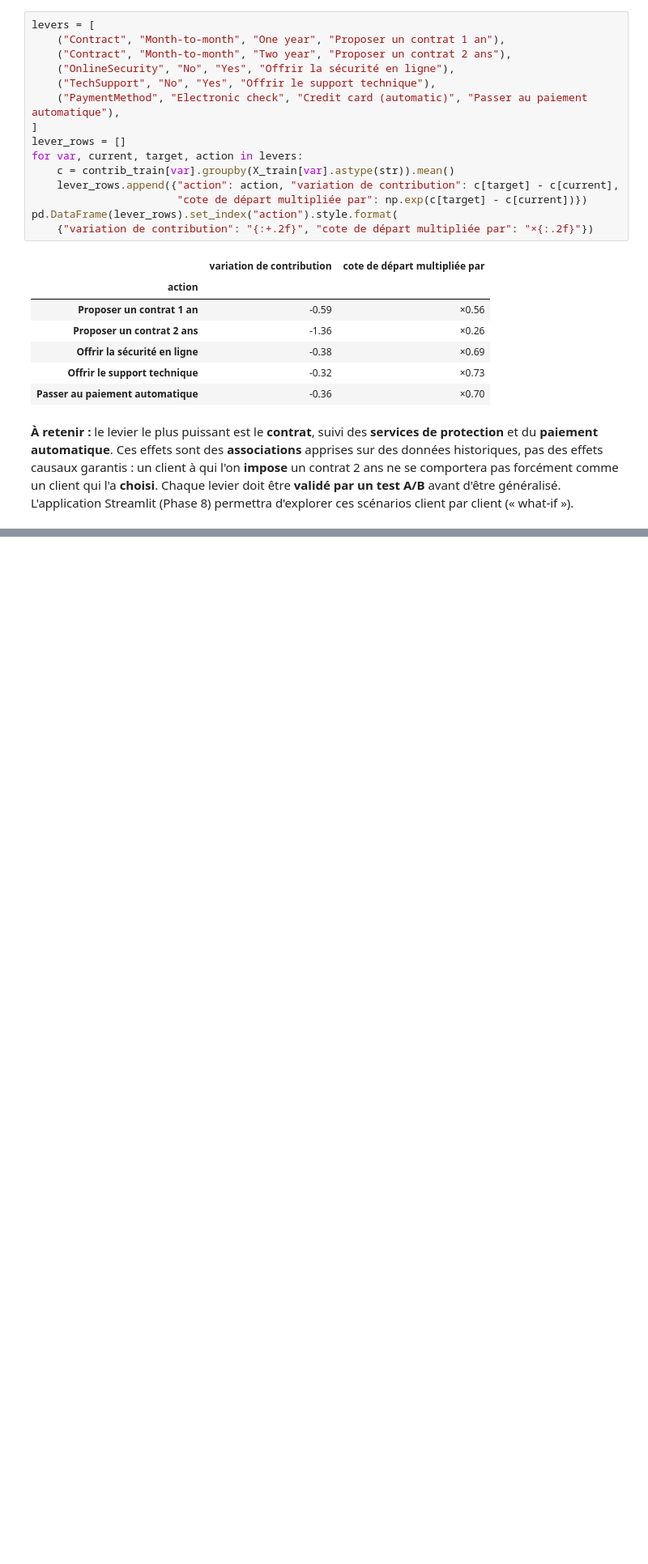
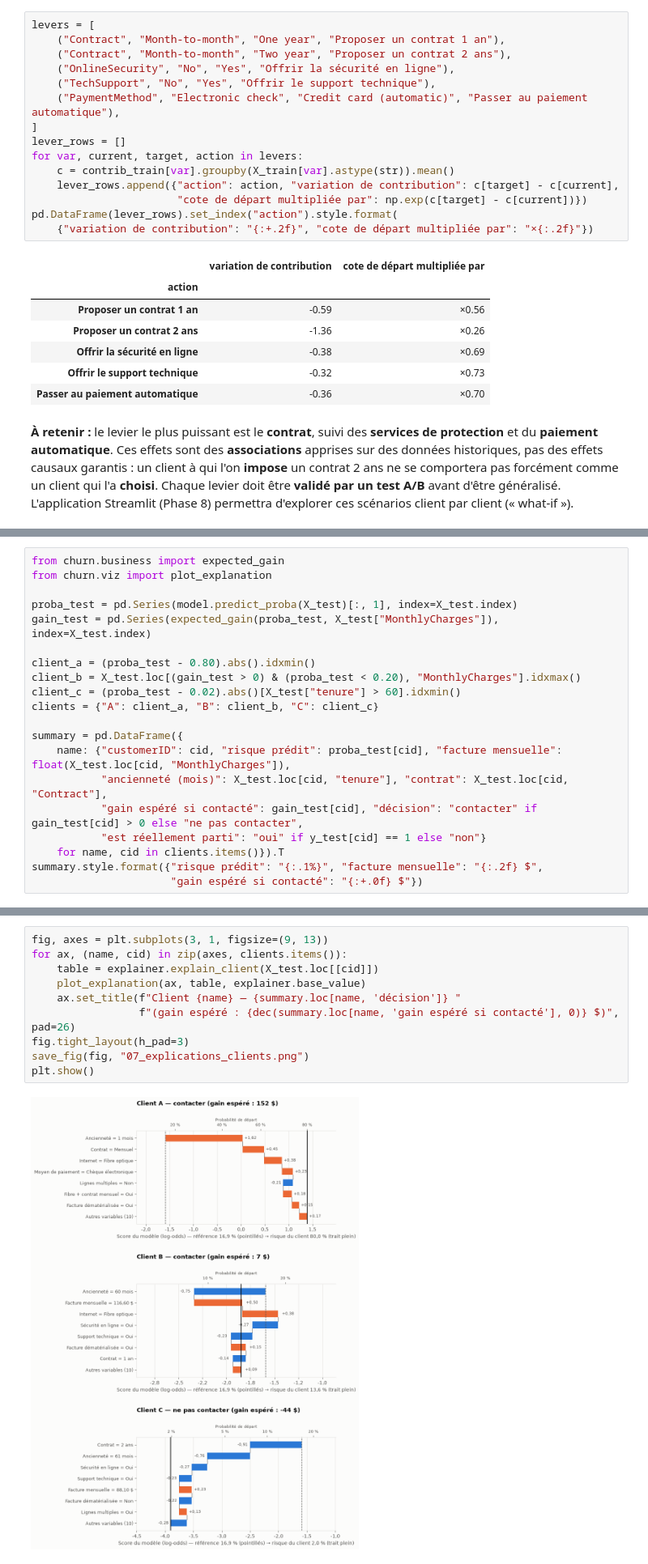
Before and after one commit to cheikhahmedtidiane/projet_churn_clients, a Jupyter notebook: notebooks/07_explicabilite.ipynb, the cells around one changed output, grey strips where cells are left out. Shown at 81% size. Saved outputs shown, nothing was run; the diff lists cells and outputs as text; blank space fills up the shorter version.

Commit message:
Phase 7.4 : explications individuelles (cascade SHAP réutilisable, raisons en français)

```diff
--- a/notebooks/07_explicabilite.ipynb
+++ b/notebooks/07_explicabilite.ipynb
@@ -272,0 +282,20 @@ pd.DataFrame(lever_rows).set_index("action").style.format(
+# %%
+from churn.business import expected_gain
+from churn.viz import plot_explanation
+
+proba_test = pd.Series(model.predict_proba(X_test)[:, 1], index=X_test.index)
+gain_test = pd.Series(expected_gain(proba_test, X_test["MonthlyCharges"]), index=X_test.index)
+
+client_a = (proba_test - 0.80).abs().idxmin()
+client_b = X_test.loc[(gain_test > 0) & (proba_test < 0.20), "MonthlyCharges"].idxmax()
+client_c = (proba_test - 0.02).abs()[X_test["tenure"] > 60].idxmin()
+clients = {"A": client_a, "B": client_b, "C": client_c}
+
+summary = pd.DataFrame({
+    name: {"customerID": cid, "risque prédit": proba_test[cid], "facture mensuelle": float(X_test.loc[cid, "MonthlyCharges"]),
+           "ancienneté (mois)": X_test.loc[cid, "tenure"], "contrat": X_test.loc[cid, "Contract"],
+           "gain espéré si contacté": gain_test[cid], "décision": "contacter" if gain_test[cid] > 0 else "ne pas contacter",
+           "est réellement parti": "oui" if y_test[cid] == 1 else "non"}
+    for name, cid in clients.items()}).T
+summary.style.format({"risque prédit": "{:.1%}", "facture mensuelle": "{:.2f} $",
+                      "gain espéré si contacté": "{:+.0f} $"})
@@ -272,0 +307,12 @@ pd.DataFrame(lever_rows).set_index("action").style.format(
+# %%
+fig, axes = plt.subplots(3, 1, figsize=(9, 13))
+for ax, (name, cid) in zip(axes, clients.items()):
+    table = explainer.explain_client(X_test.loc[[cid]])
+    plot_explanation(ax, table, explainer.base_value)
+    ax.set_title(f"Client {name} — {summary.loc[name, 'décision']} "
+                 f"(gain espéré : {dec(summary.loc[name, 'gain espéré si contacté'], 0)} $)", pad=26)
+fig.tight_layout(h_pad=3)
+save_fig(fig, "07_explications_clients.png")
+plt.show()
+# %% [output]
+[figure, added]
```
Also changed, not shown: parts of 5 cells of this notebook, 2 other files.
